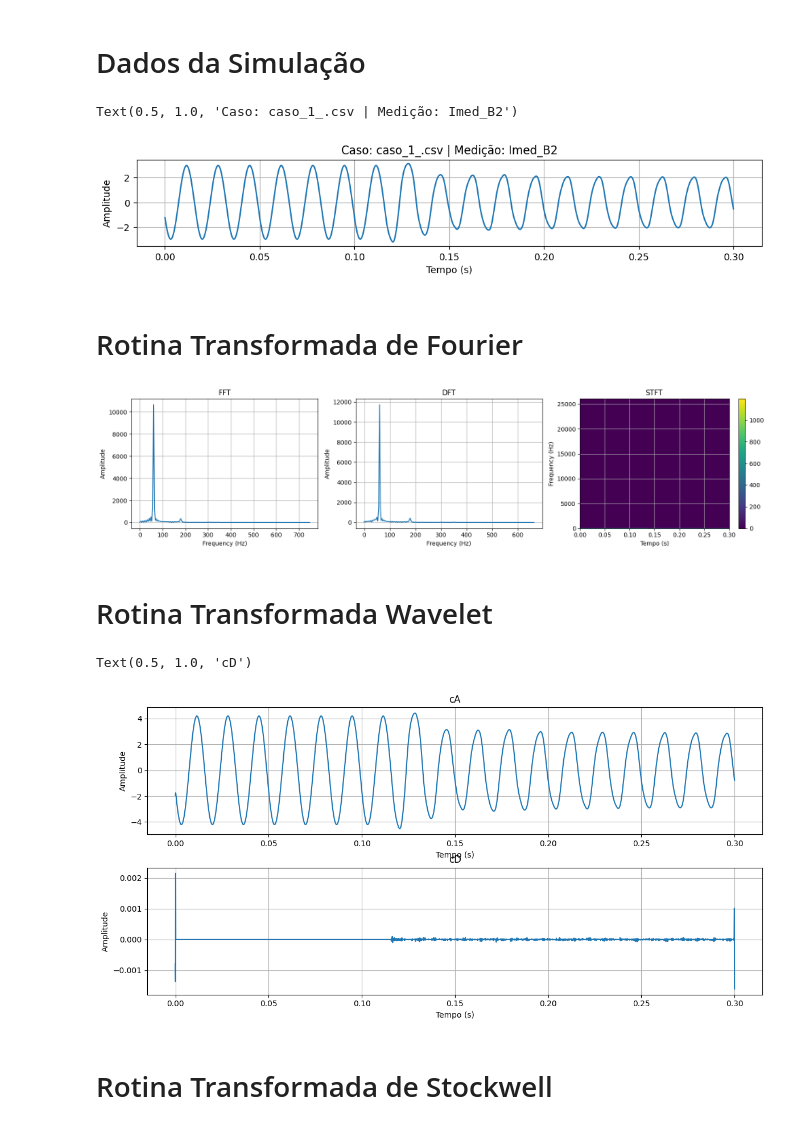
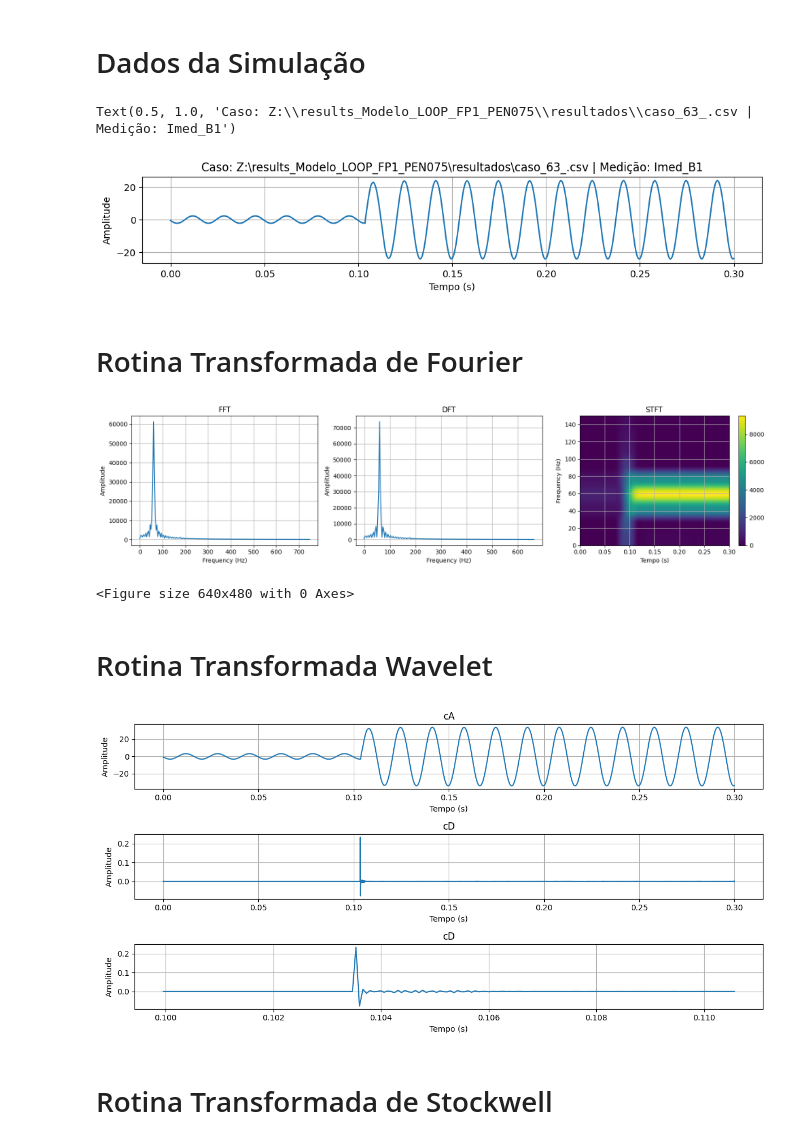
Before and after one commit to EESC-USP-FaultAI/preprocessing, a Jupyter notebook: Rotinas/Examples.ipynb, the cells around one changed output. Saved outputs shown, nothing was run; the diff lists cells and outputs as text; code cells hidden in the pictures.

```diff
--- a/Rotinas/Examples.ipynb
+++ b/Rotinas/Examples.ipynb
@@ -6,14 +6,23 @@ sys.path.append(os.path.join(os.path.dirname(os.path.abspath(""))))
 # %%
 from functions.CSVProcessing import Dunno
 
-casoSimulado = 'caso_1_.csv'
-ponto_de_medicao = 'Imed_B2'
+casoSimulado = r'Z:\results_Modelo_LOOP_FP1_PEN075\resultados\caso_63_.csv'
+ponto_de_medicao = 'Imed_B1'
 
 all_signals = Dunno.data_selection(
     data_file_path = casoSimulado,
     meas = ponto_de_medicao,
     meas_file_path = 'medicoes.csv'
 )
+
+# all_signals = Dunno.case_selection(
+#     data_file_path = casoSimulado,
+#     meas = ponto_de_medicao,
+#     meas_file_path = 'medicoes.csv'
+# )
+    # data_file_path = casoSimulado,
+    # meas = ponto_de_medicao,
+    # meas_file_path = 'medicoes.csv'
 
 signal = all_signals[:, 0]
 t_simulation = 0.3
@@ -28,8 +37,8 @@ plt.grid(True)
 plt.tight_layout()
 plt.title(f'Caso: {casoSimulado} | Medição: {ponto_de_medicao}')
 # %% [output]
-Text(0.5, 1.0, 'Caso: caso_1_.csv | Medição: Imed_B2')
+Text(0.5, 1.0, 'Caso: Z:\\results_Modelo_LOOP_FP1_PEN075\\resultados\\caso_63_.csv | Medição: Imed_B1')
-[figure, old version]
+[figure, new version]
 # %% [markdown]
 # Rotina Transformada de Fourier
 # %%
@@ -73,6 +82,7 @@ plt.title('DFT')
 
 plt.subplot(1,3,3)
 plt.imshow(np.abs(signal_stft.T), aspect='auto', origin='lower', extent=[t.min(), t.max(), 0, freq_stft.max()*1.7])
+plt.ylim([0, 150])
 plt.xlabel('Tempo (s)')
 plt.ylabel('Frequency (Hz)')
 plt.colorbar()
@@ -80,42 +90,54 @@ plt.grid(True)
 plt.title('STFT')
 plt.tight_layout()
 plt.show()
+plt.savefig(r'Imagens/Fourier.png')
 # %% [output]
-[figure, old version]
+[figure, new version]
+<Figure size 640x480 with 0 Axes>
 # %% [markdown]
 # Rotina Transformada Wavelet
 # %%
 import functions.TW as tw
 
 signal_dwt = tw.DTW.transform(
     data = signal,
     wavelet = 'db4',
 )
 signal_dwt = tw.DTW.transform(
     data = signal,
     dec_low = [0.707106, 0.7071067],
     dec_hi = [-0.707106, 0.7071067],
 )
 t_dwt = np.linspace(0, t_simulation, len(signal_dwt[0]))
 plt.figure(figsize=(12, 6))
-plt.subplot(2,1,1)
+plt.subplot(3,1,1)
 plt.plot(t_dwt, signal_dwt[0], label='cA')
 plt.xlabel('Tempo (s)')
 plt.ylabel('Amplitude')
 plt.tight_layout()
 plt.grid(True)
 plt.title("cA")
 
-plt.subplot(2,1,2)
+plt.subplot(3,1,2)
 plt.plot(t_dwt, signal_dwt[1], label='cD')
 plt.xlabel('Tempo (s)')
 plt.ylabel('Amplitude')
 plt.tight_layout()
 plt.grid(True)
 plt.title("cD")
+
+nmax = 3400
+plt.subplot(3,1,3)
+plt.plot(t_dwt[3072//2:nmax//2], signal_dwt[1][3072//2:nmax//2], label='cD')
+plt.xlabel('Tempo (s)')
+plt.ylabel('Amplitude')
+plt.tight_layout()
+plt.grid(True)
+plt.title("cD")
+
+plt.savefig(r'Imagens/Wavelet.png')
 # %% [output]
-Text(0.5, 1.0, 'cD')
-[figure, old version]
+[figure, new version]
 # %% [markdown]
 # Rotina Transformada de Stockwell
 # %%
```
Also changed, not shown: parts of 4 cells of this notebook, 8 other files.
